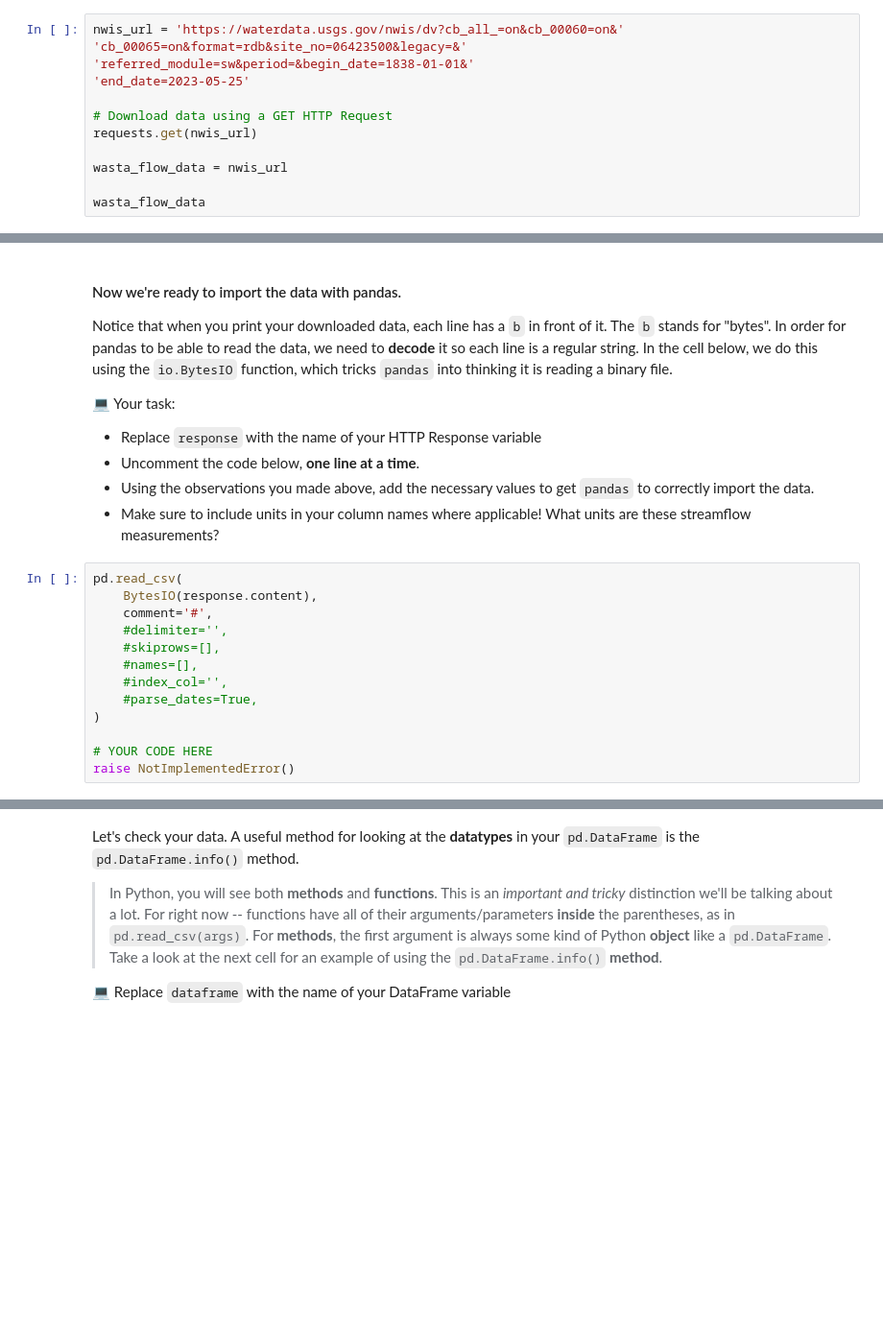
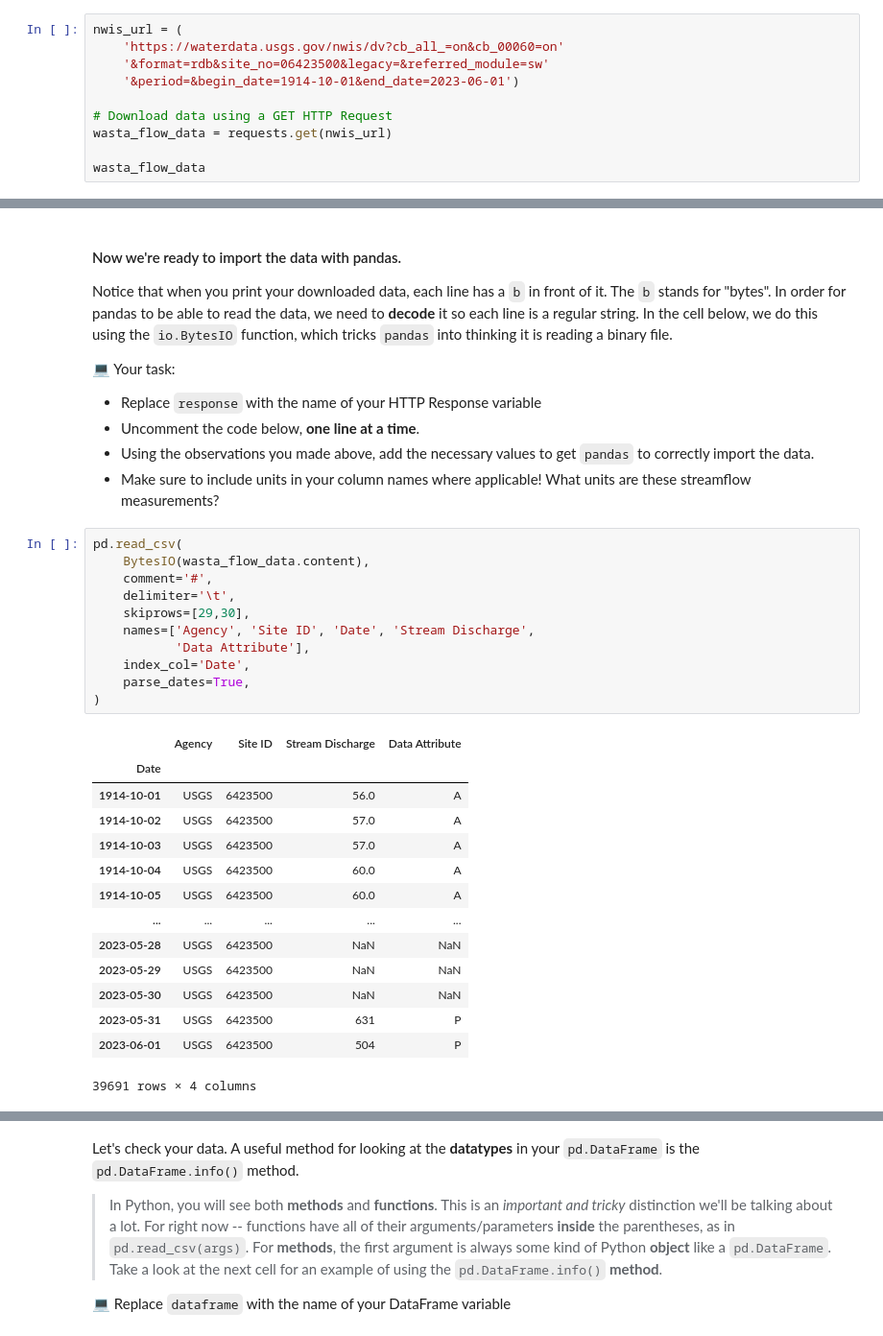
Before and after one commit to finalfemme/time-series-data-finalfemme, a Jupyter notebook: stars-02-time-series.ipynb, the cells around one changed output, grey strips where cells are left out. Shown: that part at 96% size. Cells and saved outputs as stored; diff of their text form; blank space fills up the shorter version.

Commit message:
downloaded data into pandas

```diff
--- a/stars-02-time-series.ipynb
+++ b/stars-02-time-series.ipynb
@@ -255,14 +254,12 @@ In the cell below complete the following task:
 2. Download the data using the provided code.
 3. Save the result (or HTTP Response) to a **descriptive variable**, and call the variable at the end of the cell.
 # %%
-nwis_url = 'https://waterdata.usgs.gov/nwis/dv?cb_all_=on&cb_00060=on&'
-'cb_00065=on&format=rdb&site_no=06423500&legacy=&'
-'referred_module=sw&period=&begin_date=1838-01-01&'
-'end_date=2023-05-25'
+nwis_url = (
+    'https://waterdata.usgs.gov/nwis/dv?cb_all_=on&cb_00060=on'
+    '&format=rdb&site_no=06423500&legacy=&referred_module=sw'
+    '&period=&begin_date=1914-10-01&end_date=2023-06-01')
 
 # Download data using a GET HTTP Request
-requests.get(nwis_url)
-
-wasta_flow_data = nwis_url
+wasta_flow_data = requests.get(nwis_url)
 
 wasta_flow_data
@@ -319,17 +349,30 @@ Notice that when you print your downloaded data, each line has a `b` in front of
   * Make sure to include units in your column names where applicable! What units are these streamflow measurements?
 # %%
 pd.read_csv(
-    BytesIO(response.content),
+    BytesIO(wasta_flow_data.content),
     comment='#',
-    #delimiter='',
-    #skiprows=[],
-    #names=[],
-    #index_col='',
-    #parse_dates=True,
+    delimiter='\t',
+    skiprows=[29,30],
+    names=['Agency', 'Site ID', 'Date', 'Stream Discharge',
+           'Data Attribute'],
+    index_col='Date',
+    parse_dates=True,
 )
-
-# YOUR CODE HERE
-raise NotImplementedError()
+# %% [output]
+|  | Agency | Site ID | Stream Discharge | Data Attribute |
+| Date |  |  |  |  |
+| 1914-10-01 | USGS | 6423500 | 56.0 | A |
+| 1914-10-02 | USGS | 6423500 | 57.0 | A |
+| 1914-10-03 | USGS | 6423500 | 57.0 | A |
+| 1914-10-04 | USGS | 6423500 | 60.0 | A |
+| 1914-10-05 | USGS | 6423500 | 60.0 | A |
+| ... | ... | ... | ... | ... |
+| 2023-05-28 | USGS | 6423500 | NaN | NaN |
+| 2023-05-29 | USGS | 6423500 | NaN | NaN |
+| 2023-05-30 | USGS | 6423500 | NaN | NaN |
+| 2023-05-31 | USGS | 6423500 | 631 | P |
+| 2023-06-01 | USGS | 6423500 | 504 | P |
+39691 rows × 4 columns
 # %%
 ans_df = _
 df_points = 0
```
Also changed, not shown: parts of 8 cells of this notebook.
